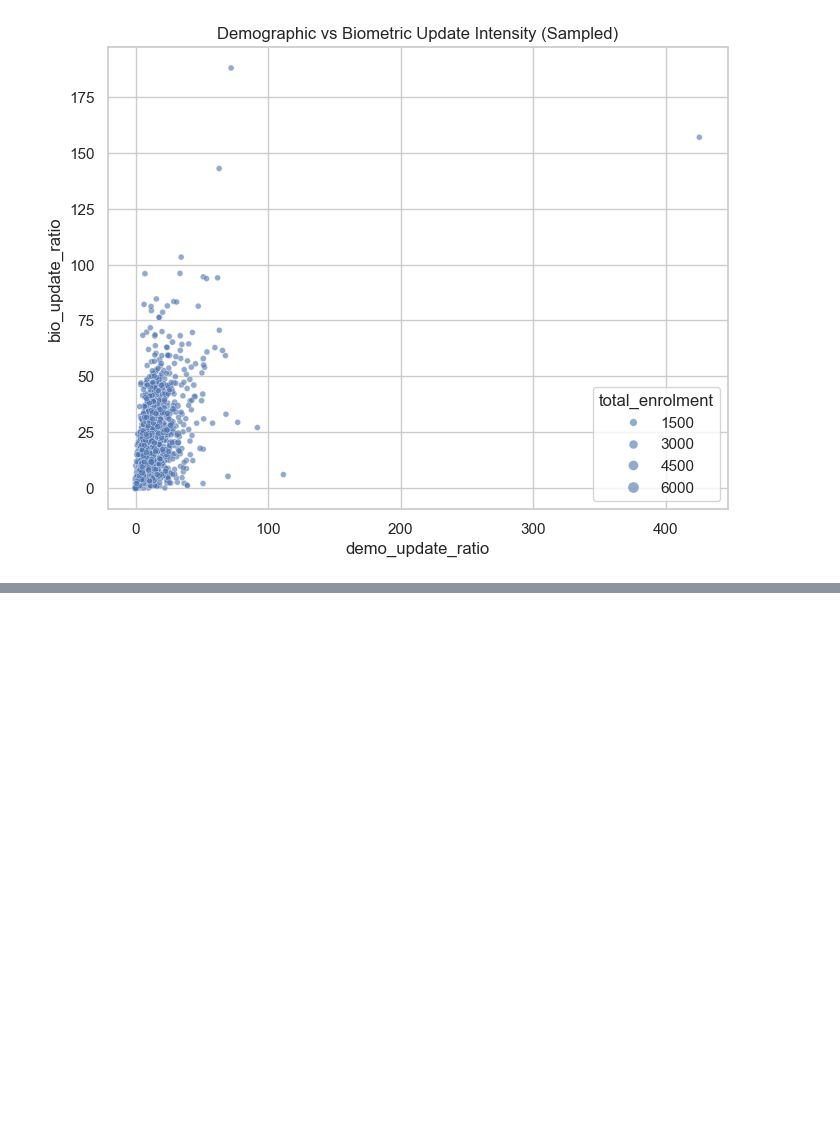
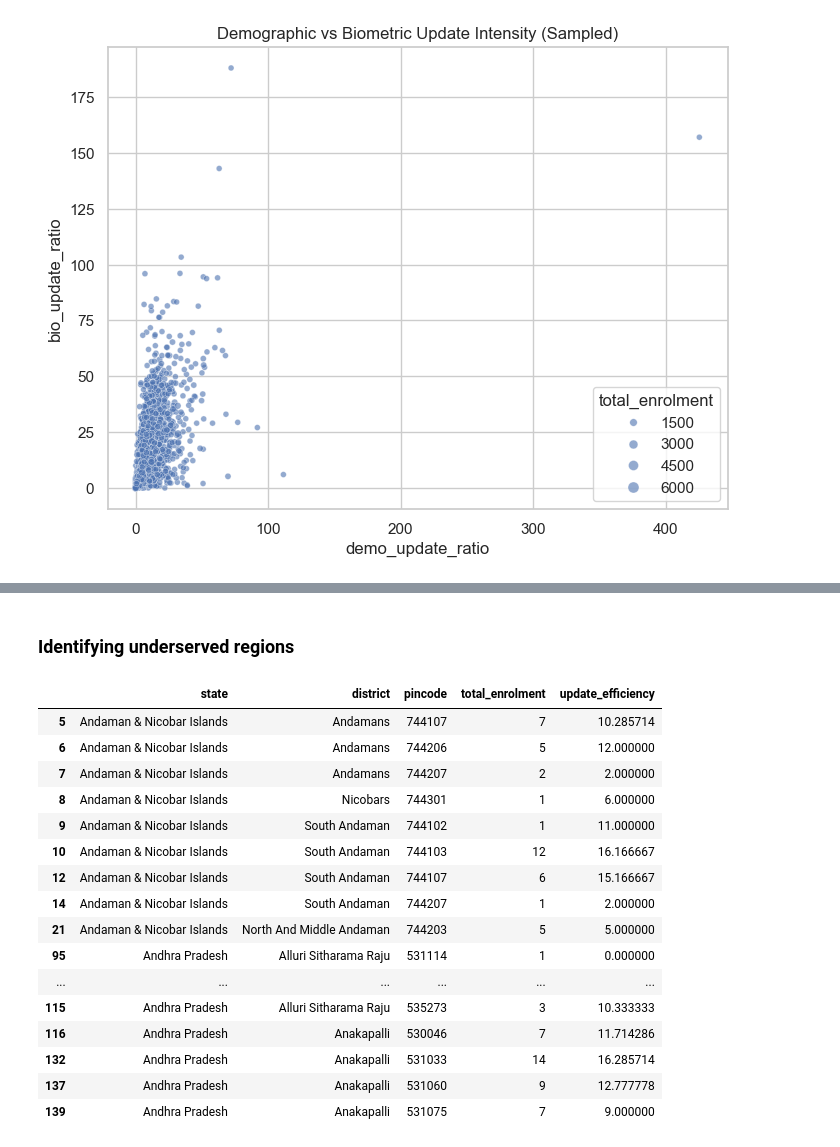
Before and after one commit to BlazeBolt/UIDAI-Data-Analysis, a Jupyter notebook: notebooks/main.ipynb, the cells around one changed output, grey strips where cells are left out. Cells and saved outputs as stored; diff of their text form; code cells hidden in the pictures; blank space fills up the shorter version.

```diff
--- a/notebooks/main.ipynb
+++ b/notebooks/main.ipynb
@@ -402,0 +461,12 @@ plt.show()
+# %%
+def normalize_state_text(s):
+    if pd.isna(s):
+        return s
+    return (
+        s.strip()
+         .lower()
+         .replace("&", "and")
+         .replace("  ", " ")
+    )
+
+master_df["state_clean"] = master_df["state"].apply(normalize_state_text)
@@ -402,0 +503,5 @@ plt.show()
+# %%
+def standardize_state_name(clean_name):
+    return STATE_NAME_MAPPING.get(clean_name, clean_name.title())
+
+master_df["state_standardized"] = master_df["state_clean"].apply(standardize_state_name)
@@ -402,0 +545,3 @@ plt.show()
+# %%
+master_df["state"] = master_df["state_standardized"]
+master_df = master_df.drop(columns=["state_clean", "state_standardized"])
@@ -402,0 +653,32 @@ plt.show()
+# %% [markdown]
+### Identifying underserved regions
+# %%
+low_enrol_thresh = master_df["total_enrolment"].quantile(0.25)
+low_update_thresh = master_df["update_efficiency"].quantile(0.25)
+
+underserved_regions = master_df[
+    (master_df["total_enrolment"] < low_enrol_thresh) &
+    (master_df["update_efficiency"] < low_update_thresh)
+]
+
+underserved_regions[
+    ["state", "district", "pincode", "total_enrolment", "update_efficiency"]
+].head(20)
+# %% [output]
+|  | state | district | pincode | total_enrolment | update_efficiency |
+| 5 | Andaman & Nicobar Islands | Andamans | 744107 | 7 | 10.285714 |
+| 6 | Andaman & Nicobar Islands | Andamans | 744206 | 5 | 12.000000 |
+| 7 | Andaman & Nicobar Islands | Andamans | 744207 | 2 | 2.000000 |
+| 8 | Andaman & Nicobar Islands | Nicobars | 744301 | 1 | 6.000000 |
+| 9 | Andaman & Nicobar Islands | South Andaman | 744102 | 1 | 11.000000 |
+| 10 | Andaman & Nicobar Islands | South Andaman | 744103 | 12 | 16.166667 |
+| 12 | Andaman & Nicobar Islands | South Andaman | 744107 | 6 | 15.166667 |
+| 14 | Andaman & Nicobar Islands | South Andaman | 744207 | 1 | 2.000000 |
+| 21 | Andaman & Nicobar Islands | North And Middle Andaman | 744203 | 5 | 5.000000 |
+| 95 | Andhra Pradesh | Alluri Sitharama Raju | 531114 | 1 | 0.000000 |
+| ... | ... | ... | ... | ... | ... |
+| 115 | Andhra Pradesh | Alluri Sitharama Raju | 535273 | 3 | 10.333333 |
+| 116 | Andhra Pradesh | Anakapalli | 530046 | 7 | 11.714286 |
+| 132 | Andhra Pradesh | Anakapalli | 531033 | 14 | 16.285714 |
+| 137 | Andhra Pradesh | Anakapalli | 531060 | 9 | 12.777778 |
+| 139 | Andhra Pradesh | Anakapalli | 531075 | 7 | 9.000000 |
```
Also changed, not shown: parts of 25 cells of this notebook.
